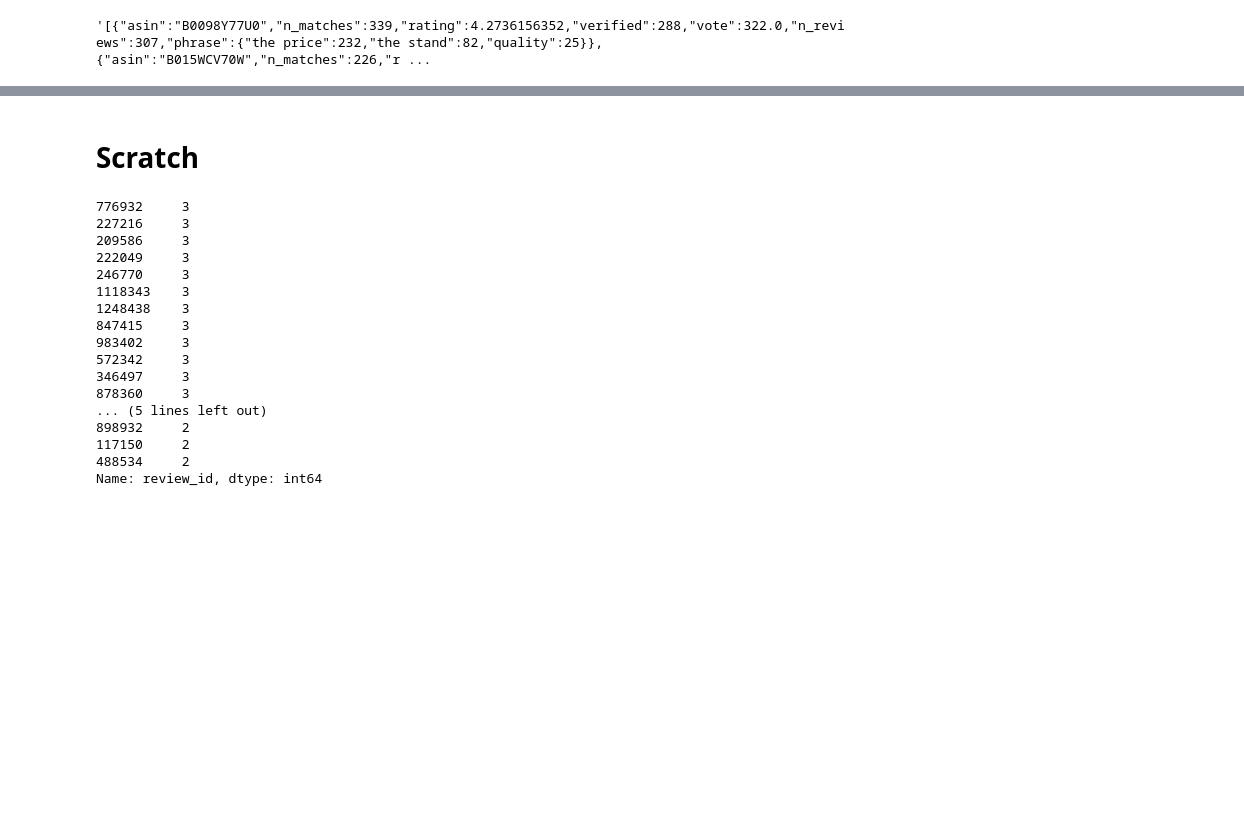
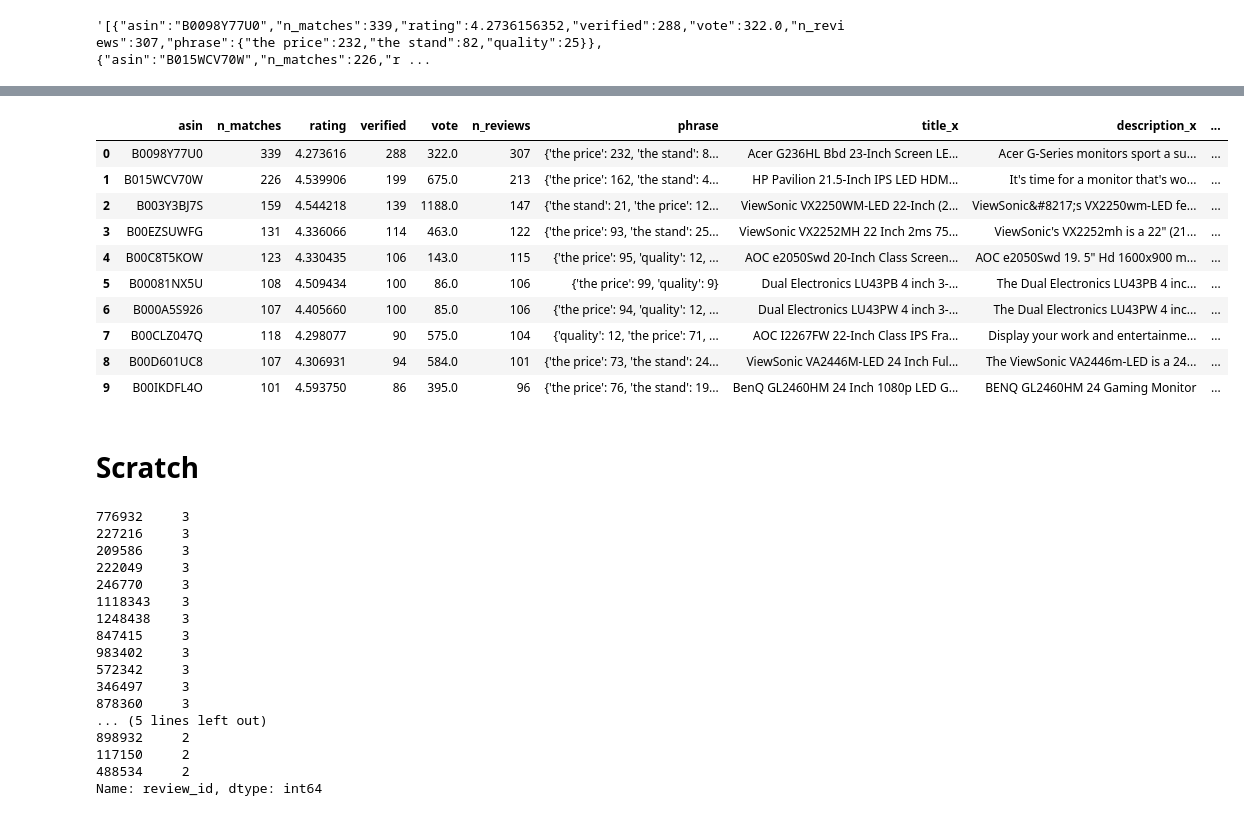
Before and after one commit to avelllabs/Gabby, a Jupyter notebook: notebooks/13_gb_gabby_api_development.ipynb, the cells around one changed output, grey strips where cells are left out. Drawn from its saved outputs; the diff is of its cells as text; code cells hidden in the pictures; blank space fills up the shorter version.

```diff
--- a/notebooks/13_gb_gabby_api_development.ipynb
+++ b/notebooks/13_gb_gabby_api_development.ipynb
@@ -407,2 +412,4 @@ product_ranking.head().to_json(orient='records')
 # %% [output]
 '[{"asin":"B0098Y77U0","n_matches":339,"rating":4.2736156352,"verified":288,"vote":322.0,"n_reviews":307,"phrase":{"the price":232,"the stand":82,"quality":25}},{"asin":"B015WCV70W","n_matches":226,"r ...
+# %%
+top10_products = product_ranking.head(10)
@@ -408,0 +422,7 @@ product_ranking.head().to_json(orient='records')
+# %%
+fetch_matched_products_query = \
+    f'''SELECT *
+        FROM baseline_products
+        WHERE asin IN ('{"','".join(top10_products['asin'].astype(str).tolist())}')
+    '''
+matched_products = pd.read_sql(fetch_matched_products_query, conn)
@@ -409,3 +433,19 @@ product_ranking.head().to_json(orient='records')
+# %%
+top10_products = top10_products.merge(matched_products[['asin', 'title', 'description', 'imageURLHighRes']], on='asin')
+# %%
+top10_products
+# %% [output]
+|  | asin | n_matches | rating | verified | vote | n_reviews | phrase | title_x | description_x | ... |
+| 0 | B0098Y77U0 | 339 | 4.273616 | 288 | 322.0 | 307 | {'the price': 232, 'the stand': 8... | Acer G236HL Bbd 23-Inch Screen LE... | Acer G-Series monitors sport a su... | ... |
+| 1 | B015WCV70W | 226 | 4.539906 | 199 | 675.0 | 213 | {'the price': 162, 'the stand': 4... | HP Pavilion 21.5-Inch IPS LED HDM... | It's time for a monitor that's wo... | ... |
+| 2 | B003Y3BJ7S | 159 | 4.544218 | 139 | 1188.0 | 147 | {'the stand': 21, 'the price': 12... | ViewSonic VX2250WM-LED 22-Inch (2... | ViewSonic&#8217;s VX2250wm-LED fe... | ... |
+| 3 | B00EZSUWFG | 131 | 4.336066 | 114 | 463.0 | 122 | {'the price': 93, 'the stand': 25... | ViewSonic VX2252MH 22 Inch 2ms 75... | ViewSonic's VX2252mh is a 22" (21... | ... |
+| 4 | B00C8T5KOW | 123 | 4.330435 | 106 | 143.0 | 115 | {'the price': 95, 'quality': 12, ... | AOC e2050Swd 20-Inch Class Screen... | AOC e2050Swd 19. 5" Hd 1600x900 m... | ... |
+| 5 | B00081NX5U | 108 | 4.509434 | 100 | 86.0 | 106 | {'the price': 99, 'quality': 9} | Dual Electronics LU43PB 4 inch 3-... | The Dual Electronics LU43PB 4 inc... | ... |
+| 6 | B000A5S926 | 107 | 4.405660 | 100 | 85.0 | 106 | {'the price': 94, 'quality': 12, ... | Dual Electronics LU43PW 4 inch 3-... | The Dual Electronics LU43PW 4 inc... | ... |
+| 7 | B00CLZ047Q | 118 | 4.298077 | 90 | 575.0 | 104 | {'quality': 12, 'the price': 71, ... | AOC I2267FW 22-Inch Class IPS Fra... | Display your work and entertainme... | ... |
+| 8 | B00D601UC8 | 107 | 4.306931 | 94 | 584.0 | 101 | {'the price': 73, 'the stand': 24... | ViewSonic VA2446M-LED 24 Inch Ful... | The ViewSonic VA2446m-LED is a 24... | ... |
+| 9 | B00IKDFL4O | 101 | 4.593750 | 86 | 395.0 | 96 | {'the price': 76, 'the stand': 19... | BenQ GL2460HM 24 Inch 1080p LED G... | BENQ GL2460HM 24 Gaming Monitor | ... |
 # %% [markdown]
 # Scratch
 # %%
```
Also changed, not shown: parts of 5 cells of this notebook, 2 other files.
